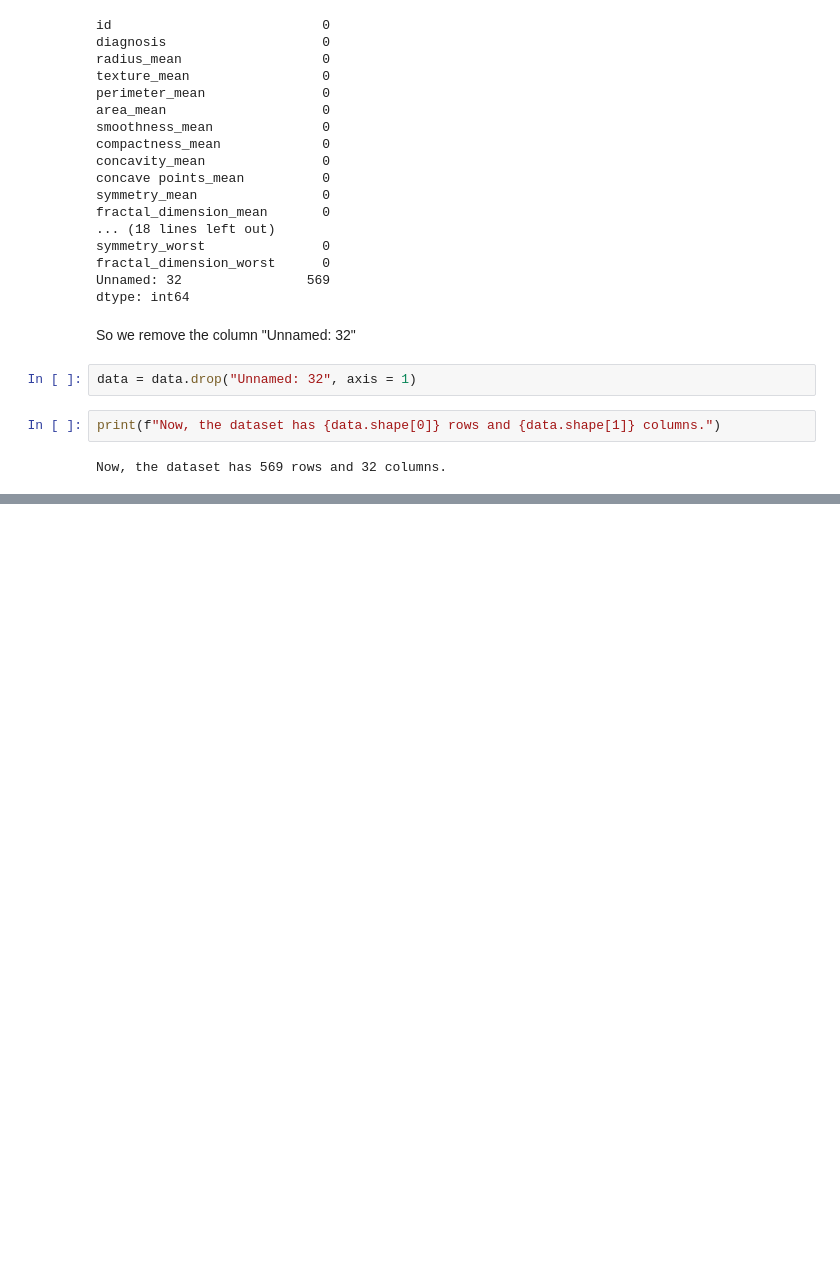
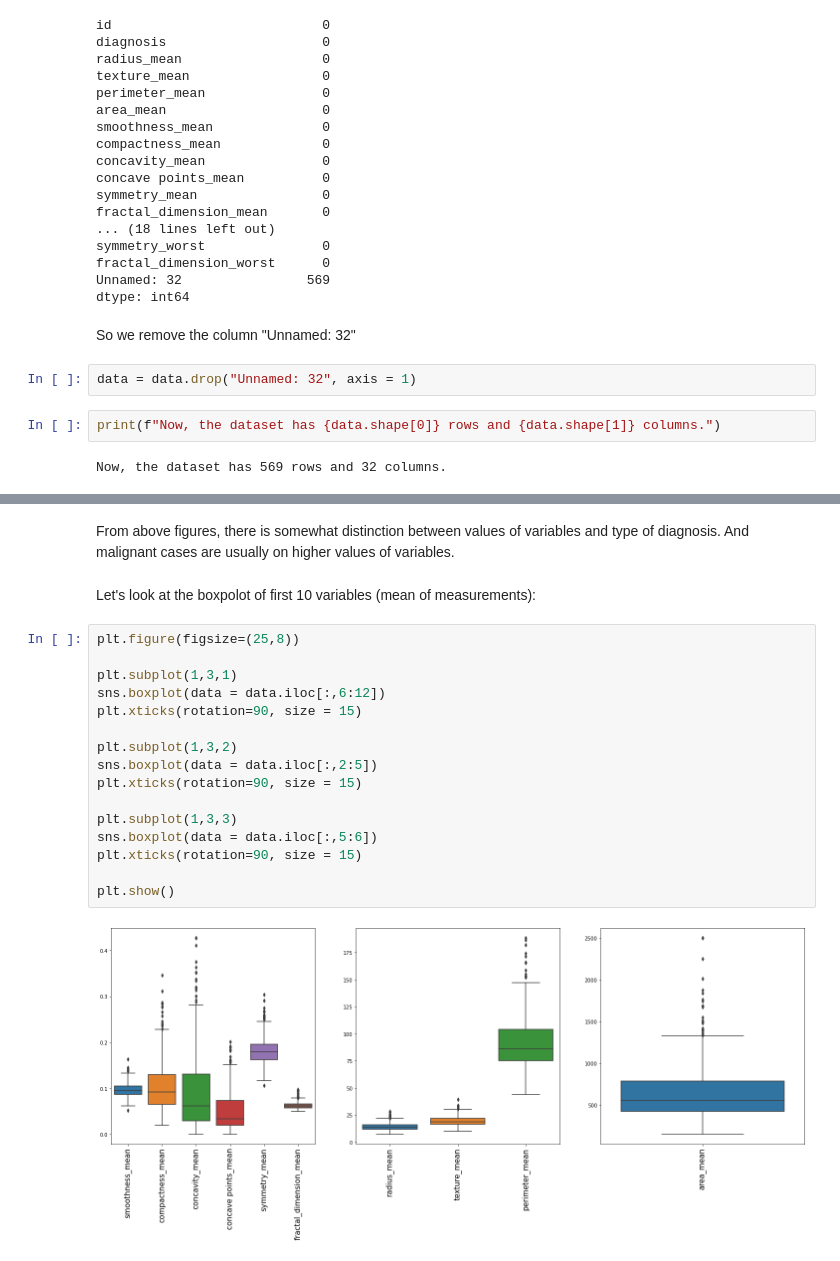
Before and after one commit to aryalsohan0/BreastCancerDiagnosis, a Jupyter notebook: Breast Cancer Analysis.ipynb, the cells around one changed output, grey strips where cells are left out. Cells and saved outputs as stored; diff of their text form; blank space fills up the shorter version.

```diff
--- a/Breast Cancer Analysis.ipynb
+++ b/Breast Cancer Analysis.ipynb
@@ -109,0 +171,22 @@ Now, the dataset has 569 rows and 32 columns.
+# %% [markdown]
+From above figures, there is somewhat distinction between values of variables and type of diagnosis. And malignant cases are usually on higher values of variables.
+# %% [markdown]
+Let's look at the boxpolot of first 10 variables (mean of measurements):
+# %%
+plt.figure(figsize=(25,8))
+
+plt.subplot(1,3,1)
+sns.boxplot(data = data.iloc[:,6:12])
+plt.xticks(rotation=90, size = 15)
+
+plt.subplot(1,3,2)
+sns.boxplot(data = data.iloc[:,2:5])
+plt.xticks(rotation=90, size = 15)
+
+plt.subplot(1,3,3)
+sns.boxplot(data = data.iloc[:,5:6])
+plt.xticks(rotation=90, size = 15)
+
+plt.show()
+# %% [output]
+[figure, added]
```
Also changed, not shown: parts of 53 cells of this notebook, 1 other file.
